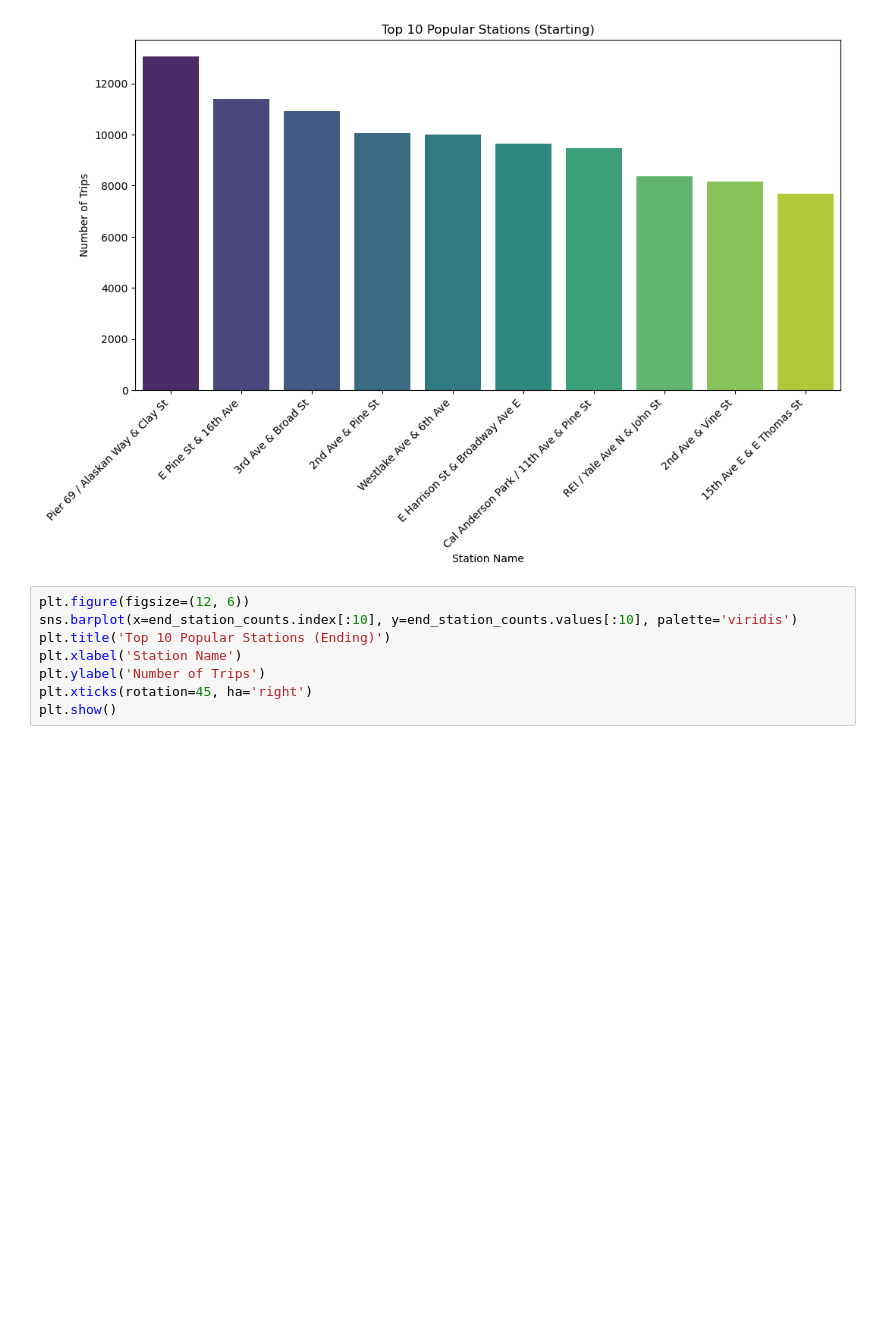
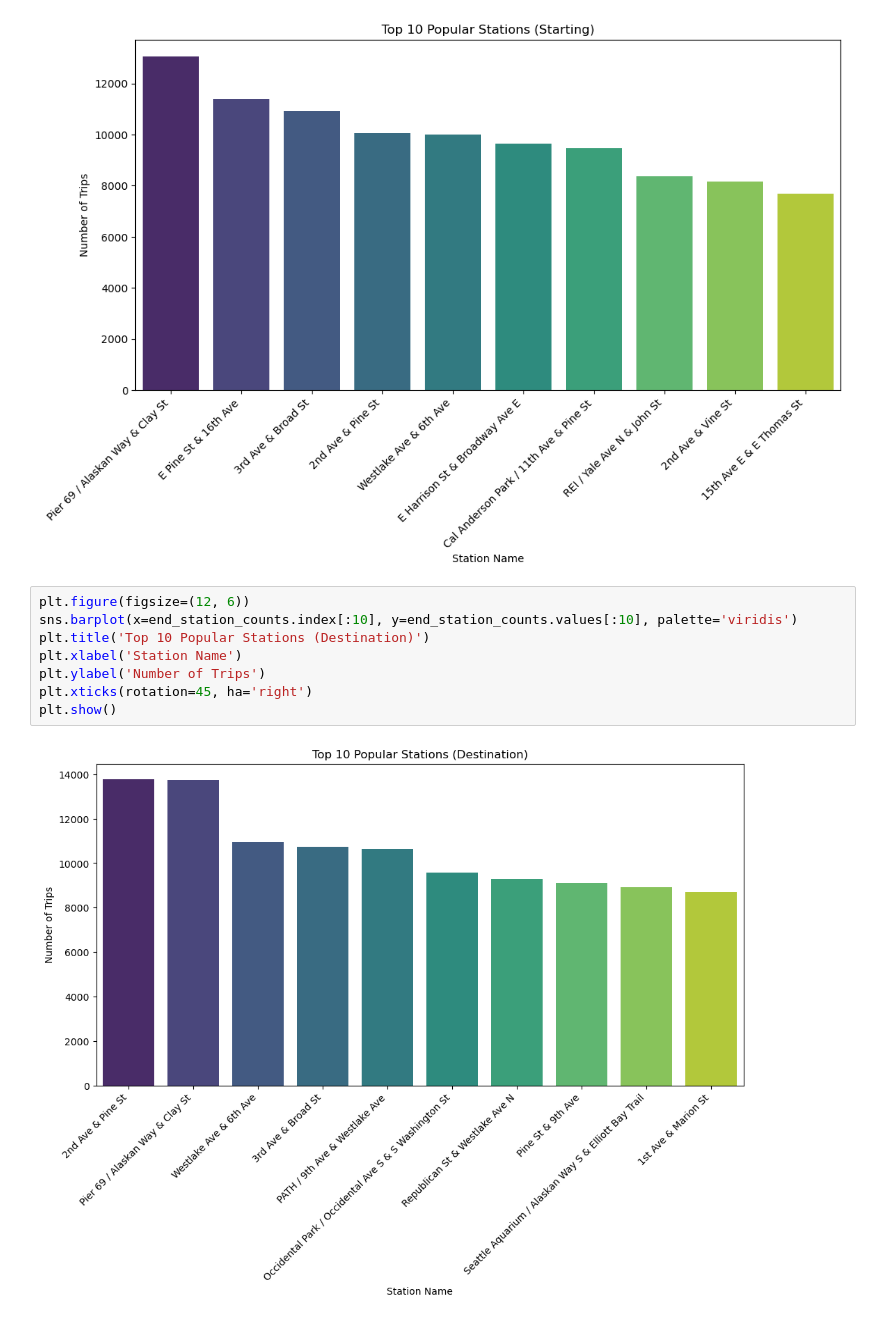
Before and after one commit to rahmxd/my_da_repo, a Jupyter notebook: Week 6 Consolidation/c1_q1_analysis.ipynb, the cells around one changed output. Cells and saved outputs as stored; diff of their text form; blank space fills up the shorter version.

```diff
--- a/Week 6 Consolidation/c1_q1_analysis.ipynb
+++ b/Week 6 Consolidation/c1_q1_analysis.ipynb
@@ -341,11 +341,13 @@ plt.xticks(rotation=45, ha='right')
 plt.show()
 # %% [output]
 [figure]
-# %%
-plt.figure(figsize=(12, 6))
-sns.barplot(x=end_station_counts.index[:10], y=end_station_counts.values[:10], palette='viridis')
-plt.title('Top 10 Popular Stations (Ending)')
-plt.xlabel('Station Name')
-plt.ylabel('Number of Trips')
-plt.xticks(rotation=45, ha='right')
-plt.show()
+# %%
+plt.figure(figsize=(12, 6))
+sns.barplot(x=end_station_counts.index[:10], y=end_station_counts.values[:10], palette='viridis')
+plt.title('Top 10 Popular Stations (Destination)')
+plt.xlabel('Station Name')
+plt.ylabel('Number of Trips')
+plt.xticks(rotation=45, ha='right')
+plt.show()
+# %% [output]
+[figure, added]
```
Also changed, not shown: parts of 3 cells of this notebook.
